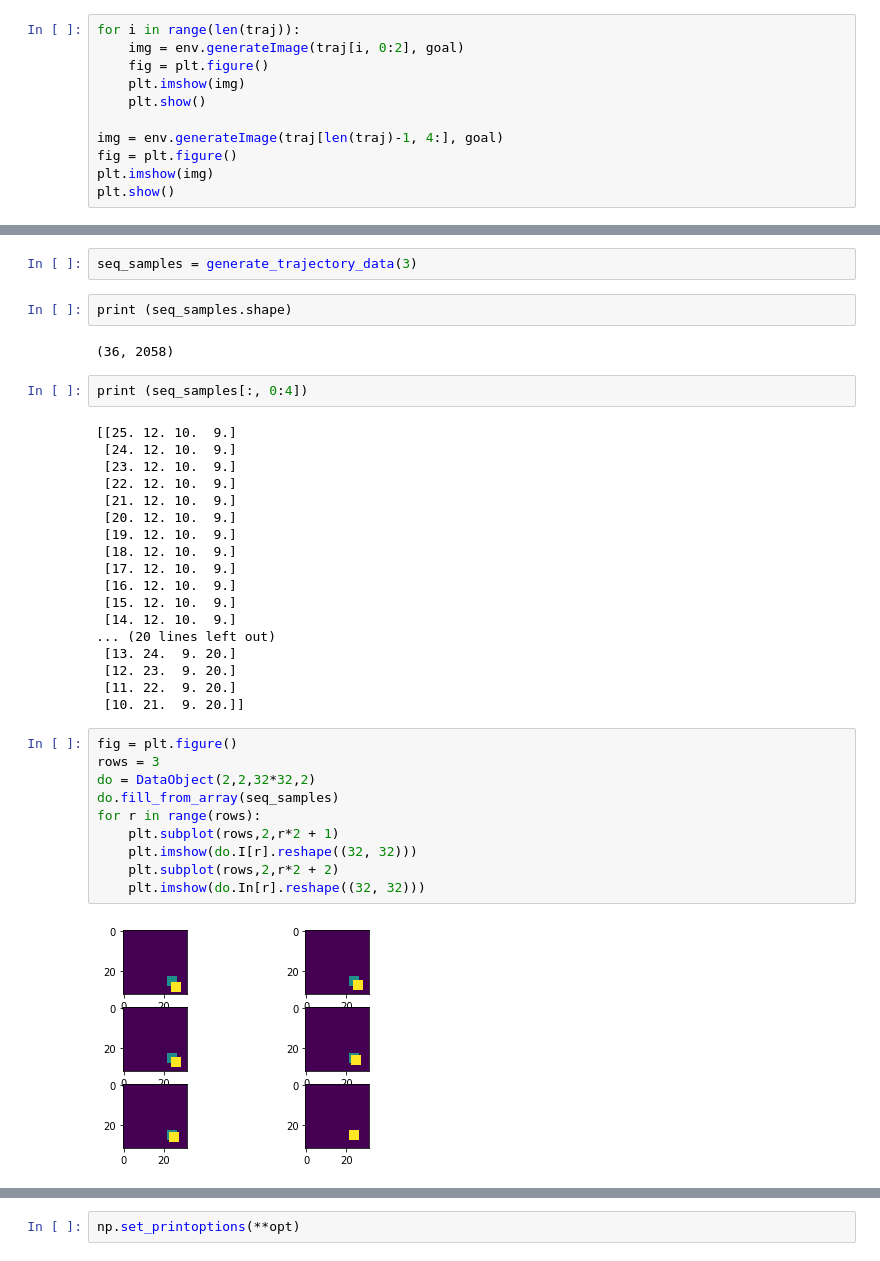
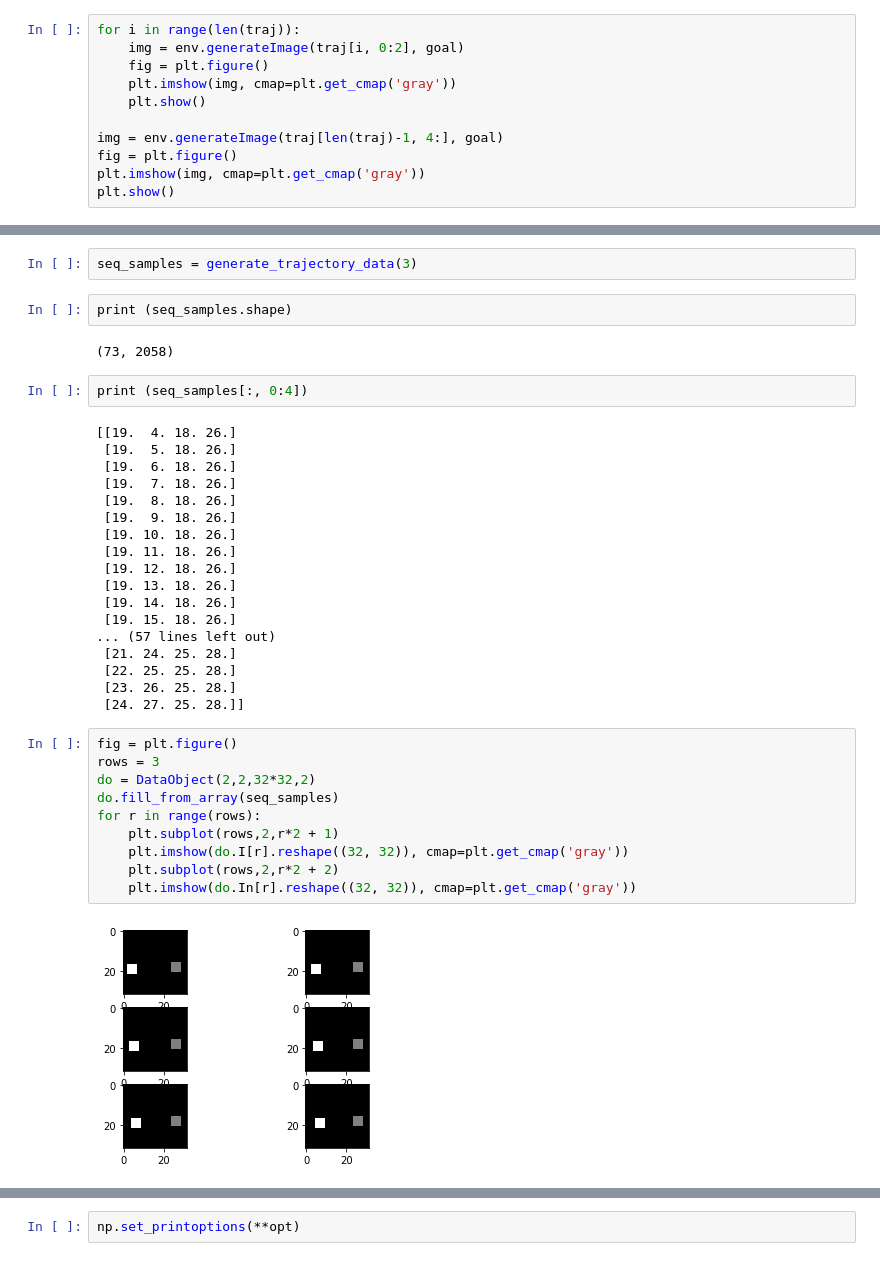
Before and after one commit to PradeepKadubandi/DemoPlanner, a Jupyter notebook: datagen/discrete-env-generation.ipynb, the cells around one changed output, grey strips where cells are left out. Drawn from its saved outputs; the diff is of its cells as text.

```diff
--- a/datagen/discrete-env-generation.ipynb
+++ b/datagen/discrete-env-generation.ipynb
@@ -37,11 +40,11 @@ Steps of trajectory : [x_t  u_t  x_t+1]
 for i in range(len(traj)):
     img = env.generateImage(traj[i, 0:2], goal)
     fig = plt.figure()
-    plt.imshow(img)
+    plt.imshow(img, cmap=plt.get_cmap('gray'))
     plt.show()
 
 img = env.generateImage(traj[len(traj)-1, 4:], goal)
 fig = plt.figure()
-plt.imshow(img)
+plt.imshow(img, cmap=plt.get_cmap('gray'))
 plt.show()
 # %% [output]
@@ -101,39 +104,39 @@ seq_samples = generate_trajectory_data(3)
 # %%
 print (seq_samples.shape)
 # %% [output]
-(36, 2058)
+(73, 2058)
 # %%
 print (seq_samples[:, 0:4])
 # %% [output]
-[[25. 12. 10.  9.]
- [24. 12. 10.  9.]
- [23. 12. 10.  9.]
- [22. 12. 10.  9.]
- [21. 12. 10.  9.]
- [20. 12. 10.  9.]
- [19. 12. 10.  9.]
- [18. 12. 10.  9.]
- [17. 12. 10.  9.]
- [16. 12. 10.  9.]
- [15. 12. 10.  9.]
- [14. 12. 10.  9.]
-... (20 lines left out)
- [13. 24.  9. 20.]
- [12. 23.  9. 20.]
- [11. 22.  9. 20.]
- [10. 21.  9. 20.]]
+[[19.  4. 18. 26.]
+ [19.  5. 18. 26.]
+ [19.  6. 18. 26.]
+ [19.  7. 18. 26.]
+ [19.  8. 18. 26.]
+ [19.  9. 18. 26.]
+ [19. 10. 18. 26.]
+ [19. 11. 18. 26.]
+ [19. 12. 18. 26.]
+ [19. 13. 18. 26.]
+ [19. 14. 18. 26.]
+ [19. 15. 18. 26.]
+... (57 lines left out)
+ [21. 24. 25. 28.]
+ [22. 25. 25. 28.]
+ [23. 26. 25. 28.]
+ [24. 27. 25. 28.]]
 # %%
 fig = plt.figure()
 rows = 3
 do = DataObject(2,2,32*32,2)
 do.fill_from_array(seq_samples)
 for r in range(rows):
     plt.subplot(rows,2,r*2 + 1)
-    plt.imshow(do.I[r].reshape((32, 32)))
+    plt.imshow(do.I[r].reshape((32, 32)), cmap=plt.get_cmap('gray'))
     plt.subplot(rows,2,r*2 + 2)
-    plt.imshow(do.In[r].reshape((32, 32)))
+    plt.imshow(do.In[r].reshape((32, 32)), cmap=plt.get_cmap('gray'))
 # %% [output]
-[figure, old version]
+[figure, new version]
 # %%
 d = DataObject(2,2,32*32,2)
 d.fill_from_array(seq_samples[3, :].reshape(1, -1))
```
Also changed, not shown: parts of 7 cells of this notebook, 1 other file.
